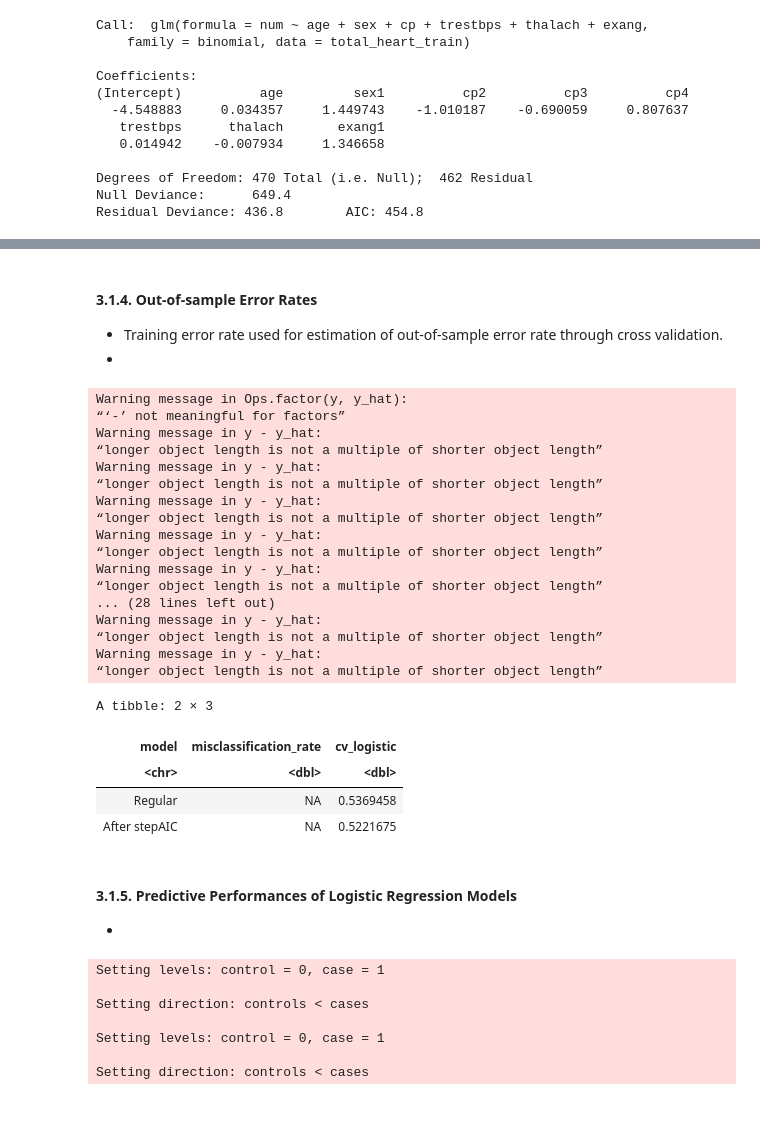
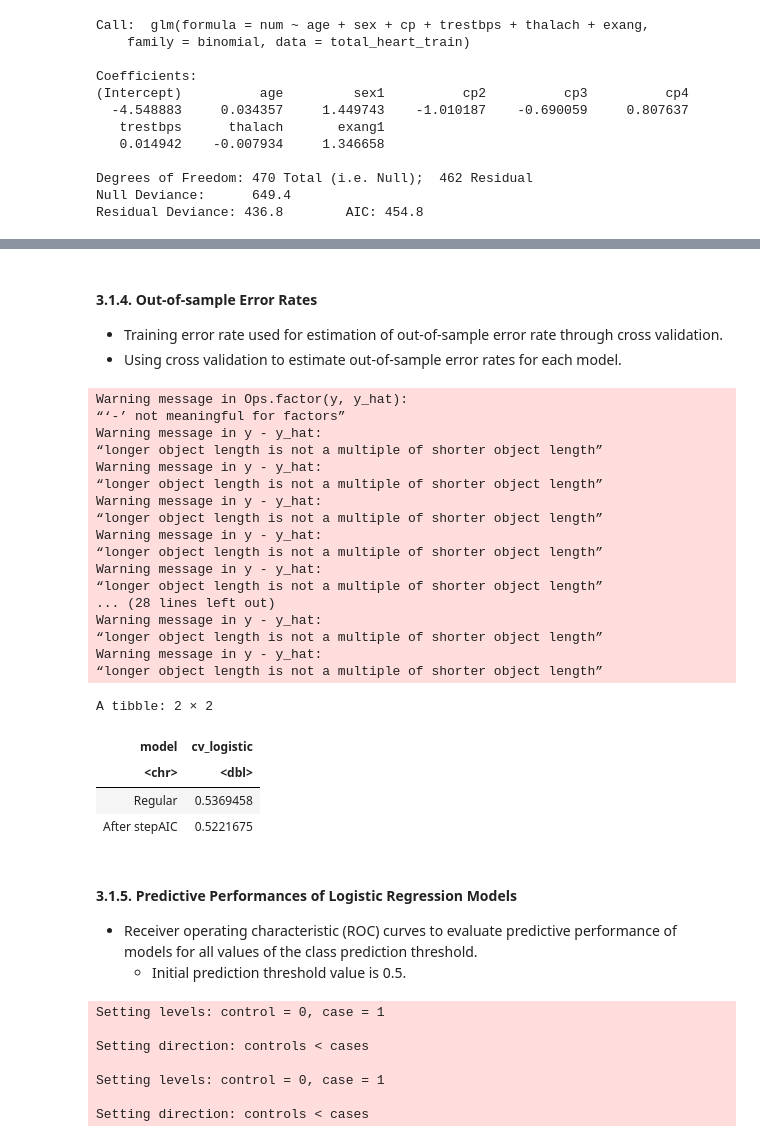
Before and after one commit to Nick-2003/STAT-301-Group_4-Project_Final, a Jupyter notebook: STAT_301_Group_4_Final_Report.ipynb, the cells around one changed output, grey strips where cells are left out. Cells and saved outputs as stored; diff of their text form; code cells hidden in the pictures; blank space fills up the shorter version.

```diff
--- a/STAT_301_Group_4_Final_Report.ipynb
+++ b/STAT_301_Group_4_Final_Report.ipynb
@@ -109,7 +127,7 @@ total_heart <- rbind(Cleveland_heart, Hungary_heart, Switzerland_heart, Californ
 # %>%
 total_heart$location <- factor(total_heart$location) %>%
     relevel(total_heart$location, ref = "Cleveland")
-total_heart$num <- factor(total_heart$num, levels = c(0, 1), labels = c("0: Without Disease", "1: With Disease"))
+# total_heart$num <- factor(total_heart$num, levels = c(0, 1), labels = c("0: Without Disease", "1: With Disease"))
 
 head(total_heart)
 tail(total_heart)
@@ -588,7 +608,7 @@ Prediction  0  1
 # %% [markdown]
 #### 3.1.4. Out-of-sample Error Rates
 - Training error rate used for estimation of out-of-sample error rate through cross validation.
--
+- Using cross validation to estimate out-of-sample error rates for each model.
 # %%
 # Set seed for consistent results
 set.seed(1234567890) # DO NOT CHANGE!
@@ -630,42 +650,44 @@ cv_logistic_AIC <-
     cv.glm(
         glmfit = total_heart_AIC_model,
         data = total_heart_test,
         K = 10,
         cost = misclassification_rate
     )
 
 total_heart_AUC_models <- tibble(
     model = c("Regular", "After stepAIC"),
-    misclassification_rate = c(error_rate_train_init, error_rate_train_AIC),
+    # misclassification_rate = c(error_rate_train_init, error_rate_train_AIC),
     cv_logistic = c(cv_logistic_init$delta[1], cv_logistic_AIC$delta[1])
 )
+
 total_heart_AUC_models
 # %% [output]
 Warning message in Ops.factor(y, y_hat):
 “‘-’ not meaningful for factors”
 Warning message in y - y_hat:
 “longer object length is not a multiple of shorter object length”
 Warning message in y - y_hat:
 “longer object length is not a multiple of shorter object length”
 Warning message in y - y_hat:
 “longer object length is not a multiple of shorter object length”
 Warning message in y - y_hat:
 “longer object length is not a multiple of shorter object length”
 Warning message in y - y_hat:
 “longer object length is not a multiple of shorter object length”
 ... (28 lines left out)
 Warning message in y - y_hat:
 “longer object length is not a multiple of shorter object length”
 Warning message in y - y_hat:
 “longer object length is not a multiple of shorter object length”
-A tibble: 2 × 3
+A tibble: 2 × 2
-| model | misclassification_rate | cv_logistic |
-| <chr> | <dbl> | <dbl> |
-| Regular | NA | 0.5369458 |
-| After stepAIC | NA | 0.5221675 |
+| model | cv_logistic |
+| <chr> | <dbl> |
+| Regular | 0.5369458 |
+| After stepAIC | 0.5221675 |
 # %% [markdown]
 #### 3.1.5. Predictive Performances of Logistic Regression Models
--
+- Receiver operating characteristic (ROC) curves to evaluate predictive performance of models for all values of the class prediction threshold.
+    - Initial prediction threshold value is 0.5.
 # %%
 options(repr.plot.width = 6, repr.plot.height = 6) # Adjust these numbers so the plot looks good in your desktop
 
```
Also changed, not shown: parts of 17 cells of this notebook.
